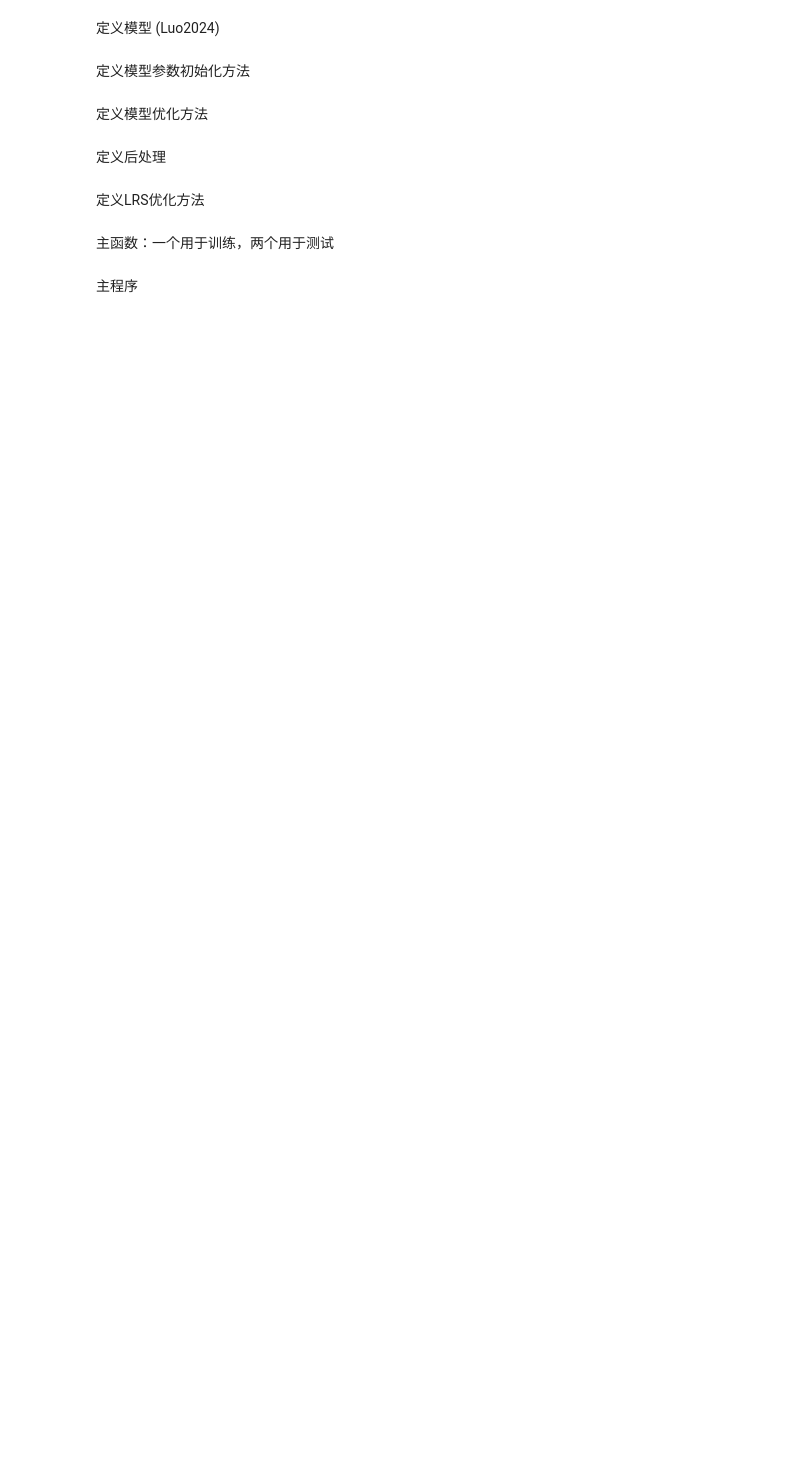
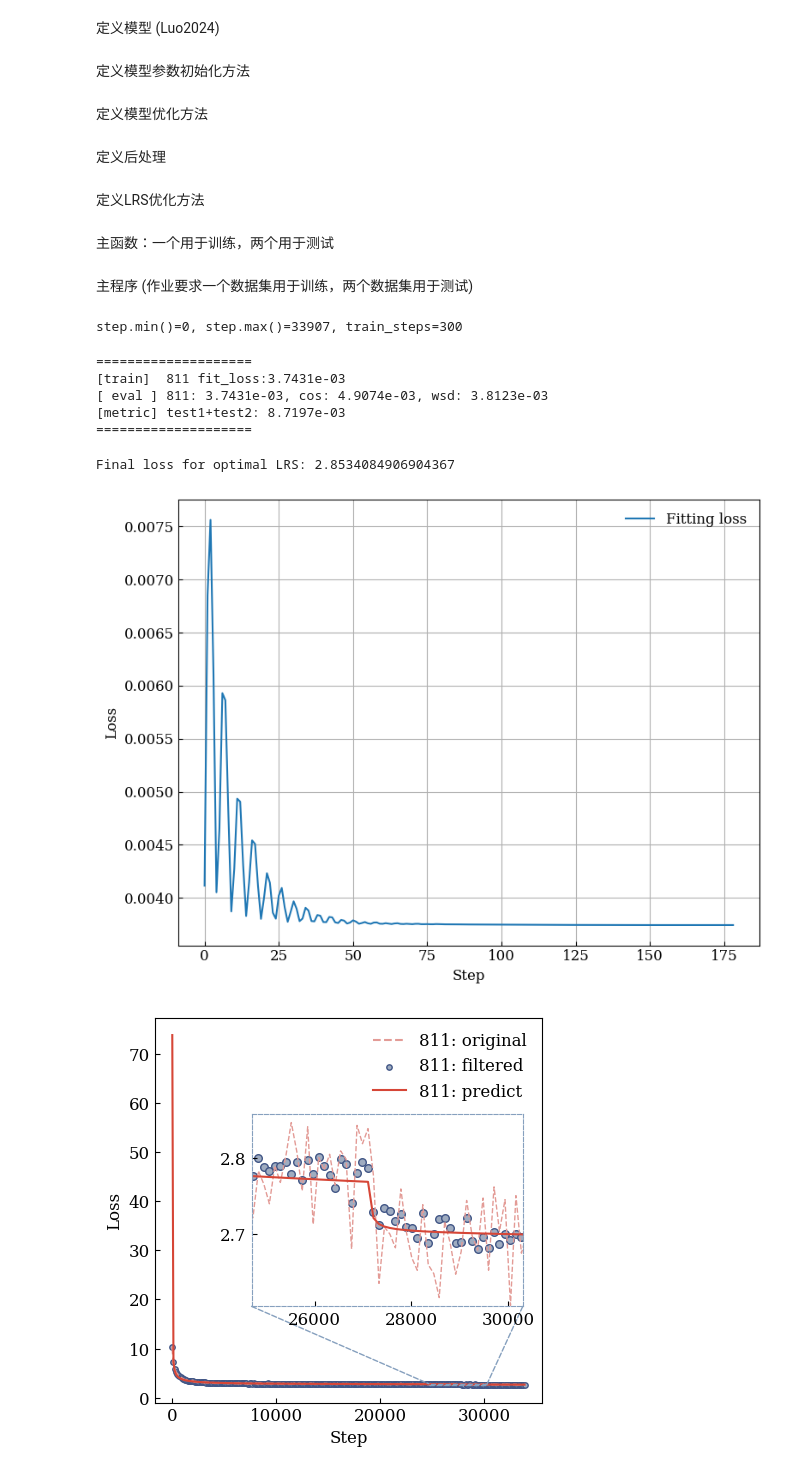
Before and after one commit to alchemistzby/DLTCourse2025, a Jupyter notebook: luo_main.ipynb, the cells around one changed output. Cells and saved outputs as stored; diff of their text form; code cells hidden in the pictures; blank space fills up the shorter version.

```diff
--- a/luo_main.ipynb
+++ b/luo_main.ipynb
@@ -35,9 +35,9 @@ df_cos['S1'] = np.cumsum(df_cos['lr'])
 # data_wsd['loss_filter']=uniform_filter1d(data_wsd['Metrics/loss'], size=5)
 # data_cos['loss_filter']=uniform_filter1d(data_cos['Metrics/loss'], size=5)
 
-df_811['loss_filter']=gaussian_filter1d(df_811['Metrics/loss'], sigma=1.5)
-df_wsd['loss_filter']=gaussian_filter1d(df_wsd['Metrics/loss'], sigma=1.5)
-df_cos['loss_filter']=gaussian_filter1d(df_cos['Metrics/loss'], sigma=1.5)
+df_811['loss_filter']=gaussian_filter1d(df_811['Metrics/loss'], sigma=3)
+df_wsd['loss_filter']=gaussian_filter1d(df_wsd['Metrics/loss'], sigma=3)
+df_cos['loss_filter']=gaussian_filter1d(df_cos['Metrics/loss'], sigma=3)
 
 print(df_811.shape,df_811.head())
 a=df_811['Metrics/loss'].to_numpy()
@@ -126,7 +134,7 @@ def initialize_params_luo(df_train: pd.DataFrame, step_batch: list):
 # %% [markdown]
 定义模型优化方法
 # %%
-def model_fit(model,step_batch,max_step=200,loss_thr=1e-10,patience=20,grad_norm_thr=1e-5):
+def model_fit(train,model,step_batch,max_step=200,loss_thr=1e-10,patience=20,grad_norm_thr=1e-5):
     optimizer = torch.optim.AdamW([
             {"params": [model.L0, model.A, model.B, model.C], "lr": 0.05},
             {"params": [model.alpha, model.beta, model.gamma], "lr": 0.005},
@@ -162,13 +170,14 @@ def model_fit(model,step_batch,max_step=200,loss_thr=1e-10,patience=20,grad_norm
             best_loss = total_loss.item()
             best_params = [p.item() for p in model.parameters()]
 
-    plt.figure(figsize=(8, 6))
+    plt.figure(figsize=(8,6))
     plt.plot(np.arange(len(loss_history)), loss_history, label="Fitting loss")
     plt.xlabel("Step")
     plt.ylabel("Loss")
-    plt.legend()
+    plt.legend(frameon=False)
     plt.grid(True)
-    plt.savefig(f"./luo_fit_monitor.png")
+    plt.tight_layout()
+    plt.savefig(f"./luo_train_{train:s}_fit_monitor.png")
 
     return best_params, best_loss
 # %% [markdown]
@@ -275,12 +343,13 @@ def lrs_opt(L0, A, alpha, B, C, beta, gamma,
             loss = pred.item()
 
     # 优化结果: opt_lr -> np.save('luo_opt_lr.npy', opt_lr)
-    plt.figure(figsize=(8, 6))
-    plt.plot(np.arange(warmup, total_steps), opt_lr)
+    plt.figure(figsize=(8,6))
+    plt.plot(np.arange(warmup, total_steps), opt_lr,label='LRS')
     plt.grid(True)
     plt.xlabel("Step")
     plt.ylabel("Learning rate")
-    plt.title(f"Optimized learning rate schedule")
+    plt.legend(frameon=False)
+    plt.tight_layout()
     plt.savefig("luo_opt_lr.png")
     plt.close()
     print(f"Final loss for optimal LRS: {loss}")
@@ -307,26 +376,38 @@ def main(train='811',test1='wsd',test2='cos',train_steps=100,eval_steps=100,
 
     # 模型拟合 best_params = [L0, A, alpha, B, C, beta, gamma]
     step_batch = torch.tensor(step_batch,dtype=torch.int32)
-    best_params, train_best_loss = model_fit(model,step_batch)
+    best_params, train_best_loss = model_fit(train,model,step_batch)
 
     # 检验拟合结果
-    m1 = Model_eval_luo(df_dict[train],train,*best_params)
-    m2 = Model_eval_luo(df_dict[test1],test1,*best_params)
-    m3 = Model_eval_luo(df_dict[test2],test2,*best_params)
+    m1 = Model_eval_luo(df_dict[train],train,train,*best_params)
+    m2 = Model_eval_luo(df_dict[test1],test1,train,*best_params)
+    m3 = Model_eval_luo(df_dict[test2],test2,train,*best_params)
     train_loss = m1.forward(eval_batch)
     test1_loss = m2.forward(eval_batch)
     test2_loss = m3.forward(eval_batch)
 
     # 打印结果
     print('====================')
-    print(f'train:{train:s} fit_loss={train_best_loss:.4e}, test1:{test1:s}, test2:{test2:s}')
-    print(f"[eval] {train:s}: {train_loss:.4e}, {test1:s}: {test1_loss:.4e}, {test2:s}: {test2_loss:.4e}")
+    print(f'[train]  {train:s} fit_loss:{train_best_loss:.4e}')
+    print(f"[ eval ] {train:s}: {train_loss:.4e}, {test1:s}: {test1_loss:.4e}, {test2:s}: {test2_loss:.4e}")
+    print(f'[metric] test1+test2: {test1_loss+test2_loss:.4e}')
+    print('====================')
 
     # LRS优化
     warmup = 2000
     total_steps = df_dict[train]['step'].max() + 1 + warmup
     lrs_opt(*best_params,warmup=warmup,total_steps=total_steps)
 # %% [markdown]
-主程序
+主程序 (作业要求一个数据集用于训练，两个数据集用于测试)
 # %%
-main(train='811', test1='cos', test2='wsd', train_steps=100,eval_steps=100,)
+main(train='811', test1='cos', test2='wsd', train_steps=300,eval_steps=300,)
+# %% [output]
+step.min()=0, step.max()=33907, train_steps=300
+====================
+[train]  811 fit_loss:3.7431e-03
+[ eval ] 811: 3.7431e-03, cos: 4.9074e-03, wsd: 3.8123e-03
+[metric] test1+test2: 8.7197e-03
+====================
+Final loss for optimal LRS: 2.8534084906904367
+[figure, added]
+[figure, added]
```
Also changed, not shown: parts of 6 cells of this notebook, 35 other files.
